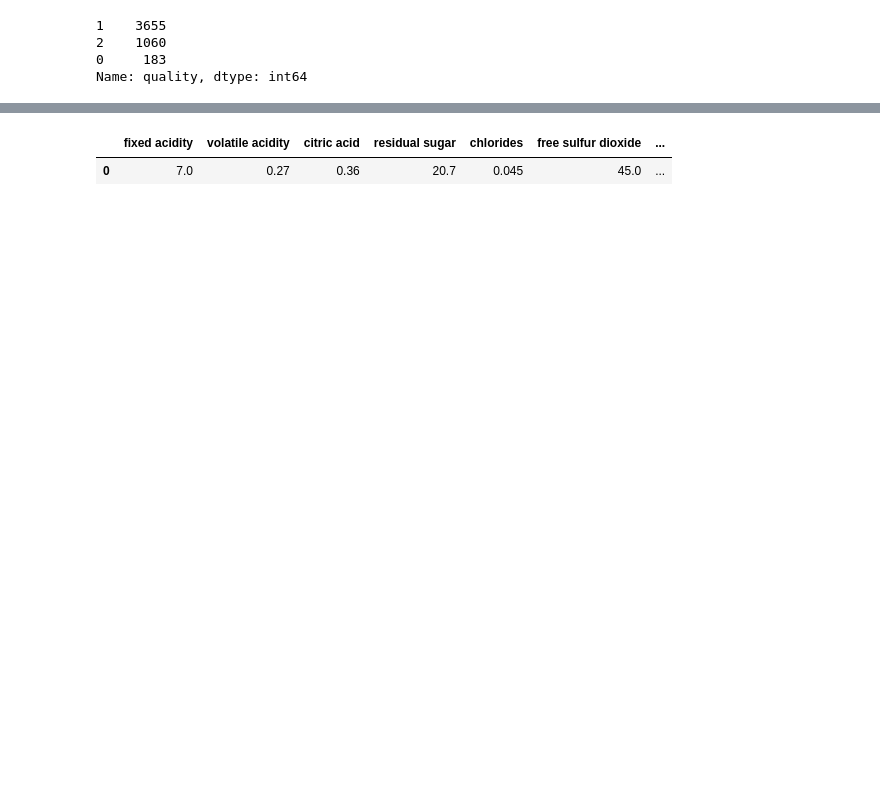
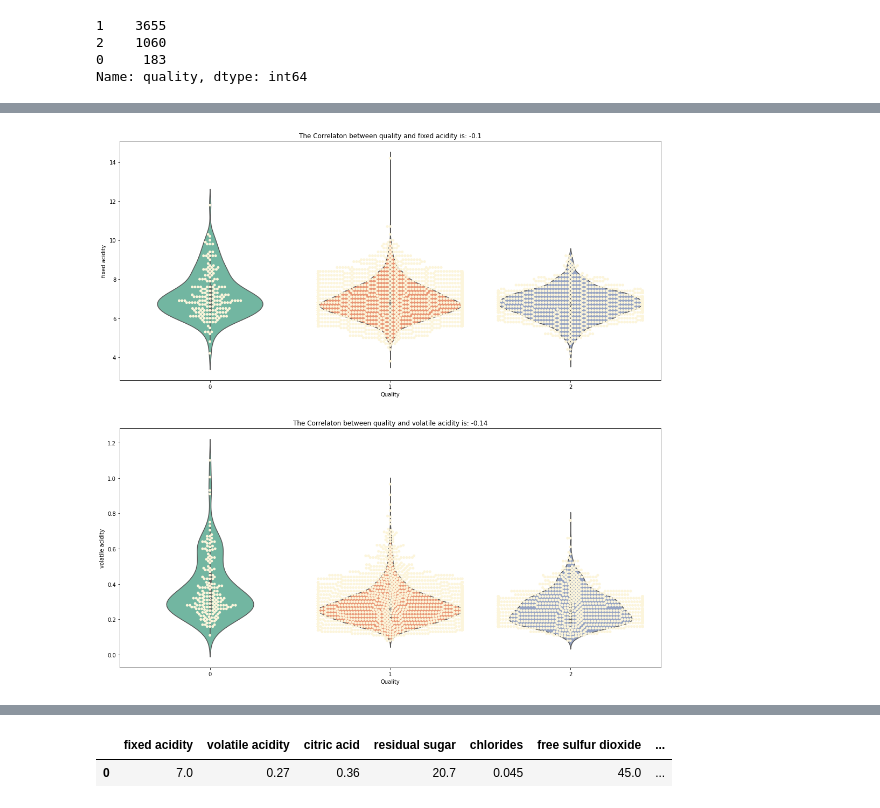
Before and after one commit to jinwenhua/group11, a Jupyter notebook: test_JinWenHua.ipynb, the cells around one changed output, grey strips where cells are left out. Cells and saved outputs as stored; diff of their text form; code cells hidden in the pictures; blank space fills up the shorter version.

```diff
--- a/test_JinWenHua.ipynb
+++ b/test_JinWenHua.ipynb
@@ -209,0 +172,17 @@ Name: quality, dtype: int64
+# %%
+
+fig,ax = plt.subplots(2,1, figsize= (18, 18))
+wine = sns.swarmplot(x= "quality", y= "fixed acidity",data= df, color= "#FCF5DB", ax=ax[0])
+wine = sns.violinplot(x= "quality", y= "fixed acidity",data= df, palette="Set2", ax=ax[0])
+wine.set_xlabel("Quality")
+wine.set_title("The Correlaton between quality and fixed acidity is: " +
+        str(df["fixed acidity"].corr(df["quality"]).round(2)))
+
+wine = sns.swarmplot(x= "quality", y= "volatile acidity",data= df, color= "#FCF5DB", ax=ax[1])
+wine = sns.violinplot(x= "quality", y= "volatile acidity",data= df, palette="Set2", ax=ax[1])
+wine.set_xlabel("Quality")
+wine.set_title("The Correlaton between quality and volatile acidity is: " +
+        str(df["volatile acidity"].corr(df["quality"]).round(2)))
+plt.show()
+# %% [output]
+[figure, added]
```
Also changed, not shown: parts of 24 cells of this notebook, 1 other file.
